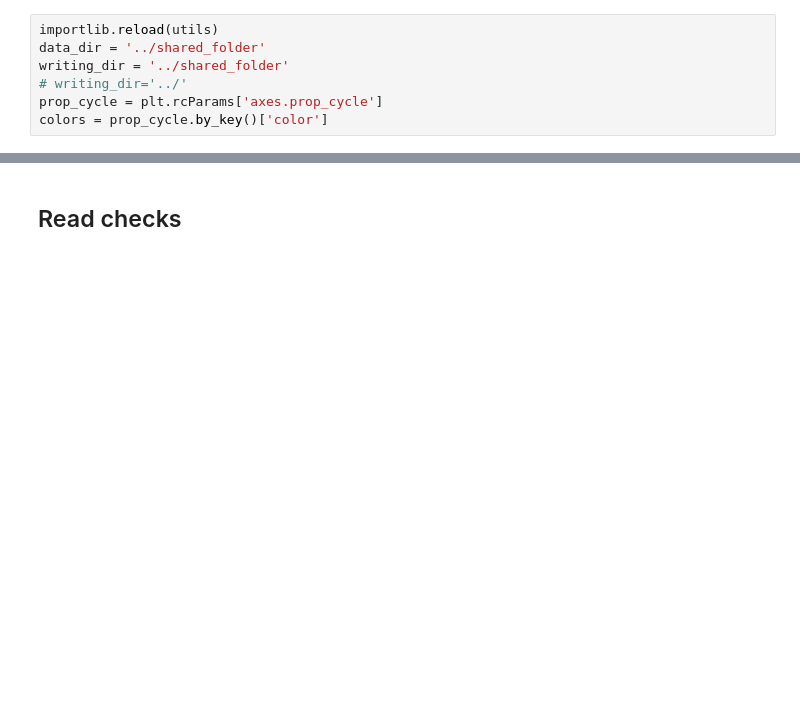
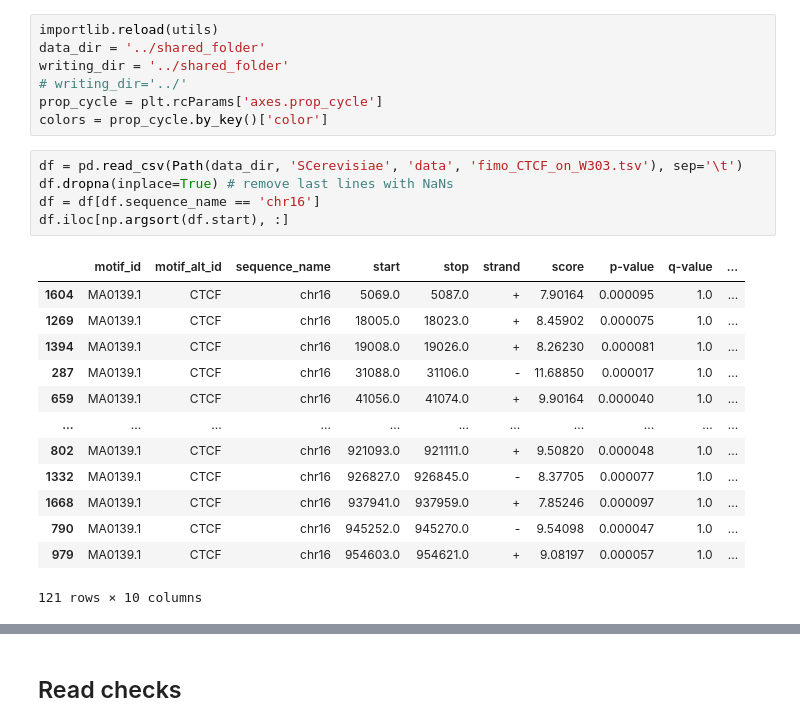
Before and after one commit to Alexwestbrook/mnhn-internship_DeepCNN_ChIP-seq, a Jupyter notebook: data_inspection.ipynb, the cells around one changed output, grey strips where cells are left out. Saved outputs shown, nothing was run; the diff lists cells and outputs as text; blank space fills up the shorter version.

Commit message:
added extraction of FIMO output on CTCF

```diff
--- a/data_inspection.ipynb
+++ b/data_inspection.ipynb
@@ -43,3 +43,22 @@ writing_dir = '../shared_folder'
 # writing_dir='../'
 prop_cycle = plt.rcParams['axes.prop_cycle']
 colors = prop_cycle.by_key()['color']
+# %%
+df = pd.read_csv(Path(data_dir, 'SCerevisiae', 'data', 'fimo_CTCF_on_W303.tsv'), sep='\t')
+df.dropna(inplace=True) # remove last lines with NaNs
+df = df[df.sequence_name == 'chr16']
+df.iloc[np.argsort(df.start), :]
+# %% [output]
+|  | motif_id | motif_alt_id | sequence_name | start | stop | strand | score | p-value | q-value | ... |
+| 1604 | MA0139.1 | CTCF | chr16 | 5069.0 | 5087.0 | + | 7.90164 | 0.000095 | 1.0 | ... |
+| 1269 | MA0139.1 | CTCF | chr16 | 18005.0 | 18023.0 | + | 8.45902 | 0.000075 | 1.0 | ... |
+| 1394 | MA0139.1 | CTCF | chr16 | 19008.0 | 19026.0 | + | 8.26230 | 0.000081 | 1.0 | ... |
+| 287 | MA0139.1 | CTCF | chr16 | 31088.0 | 31106.0 | - | 11.68850 | 0.000017 | 1.0 | ... |
+| 659 | MA0139.1 | CTCF | chr16 | 41056.0 | 41074.0 | + | 9.90164 | 0.000040 | 1.0 | ... |
+| ... | ... | ... | ... | ... | ... | ... | ... | ... | ... | ... |
+| 802 | MA0139.1 | CTCF | chr16 | 921093.0 | 921111.0 | + | 9.50820 | 0.000048 | 1.0 | ... |
+| 1332 | MA0139.1 | CTCF | chr16 | 926827.0 | 926845.0 | - | 8.37705 | 0.000077 | 1.0 | ... |
+| 1668 | MA0139.1 | CTCF | chr16 | 937941.0 | 937959.0 | + | 7.85246 | 0.000097 | 1.0 | ... |
+| 790 | MA0139.1 | CTCF | chr16 | 945252.0 | 945270.0 | - | 9.54098 | 0.000047 | 1.0 | ... |
+| 979 | MA0139.1 | CTCF | chr16 | 954603.0 | 954621.0 | + | 9.08197 | 0.000057 | 1.0 | ... |
+121 rows × 10 columns
```
Also changed, not shown: parts of 1 cell of this notebook.
